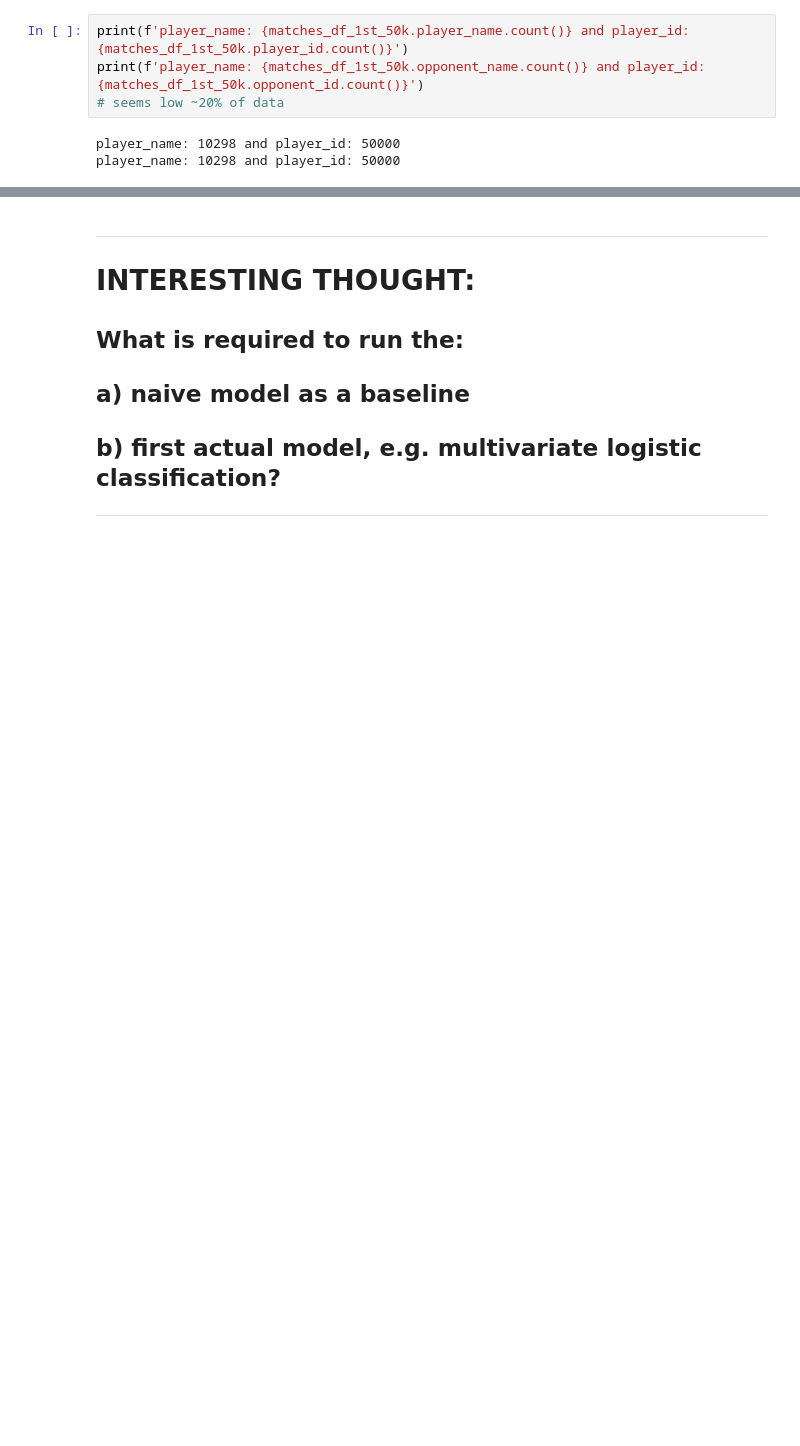
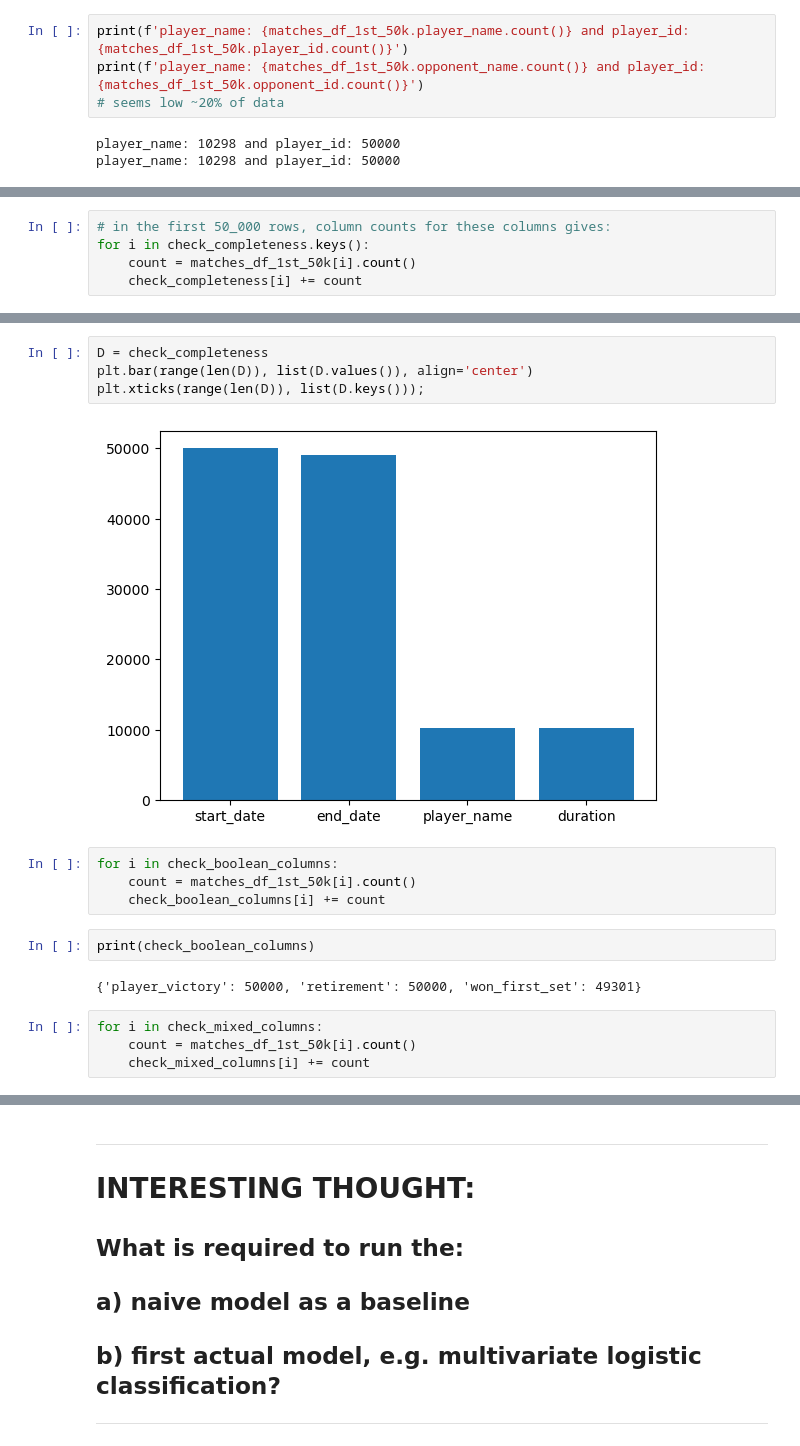
Before and after one commit to hughharford/atp, a Jupyter notebook: notebooks/01_EDA_data_cleanse.ipynb, the cells around one changed output, grey strips where cells are left out. Cells and saved outputs as stored; diff of their text form; blank space fills up the shorter version.

```diff
--- a/notebooks/01_EDA_data_cleanse.ipynb
+++ b/notebooks/01_EDA_data_cleanse.ipynb
@@ -253,0 +302,5 @@ player_name: 10298 and player_id: 50000
+# %%
+# in the first 50_000 rows, column counts for these columns gives:
+for i in check_completeness.keys():
+    count = matches_df_1st_50k[i].count()
+    check_completeness[i] += count
@@ -253,0 +317,18 @@ player_name: 10298 and player_id: 50000
+# %%
+D = check_completeness
+plt.bar(range(len(D)), list(D.values()), align='center')
+plt.xticks(range(len(D)), list(D.keys()));
+# %% [output]
+[figure, added]
+# %%
+for i in check_boolean_columns:
+    count = matches_df_1st_50k[i].count()
+    check_boolean_columns[i] += count
+# %%
+print(check_boolean_columns)
+# %% [output]
+{'player_victory': 50000, 'retirement': 50000, 'won_first_set': 49301}
+# %%
+for i in check_mixed_columns:
+    count = matches_df_1st_50k[i].count()
+    check_mixed_columns[i] += count
```
Also changed, not shown: parts of 37 cells of this notebook.
